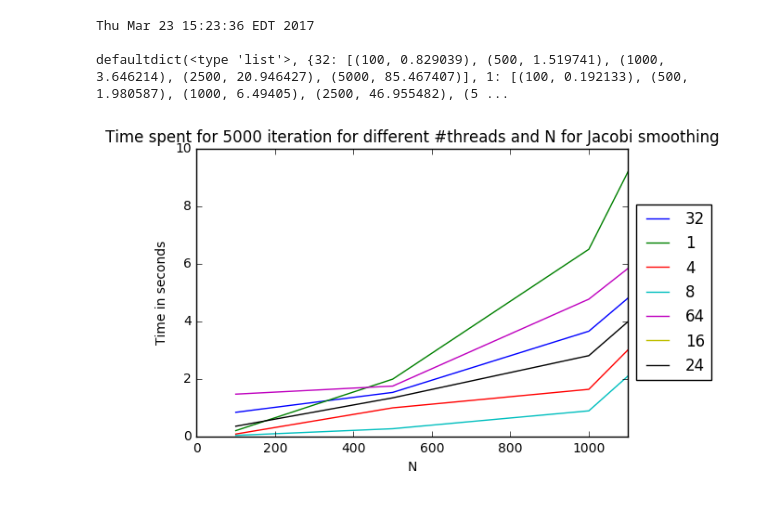
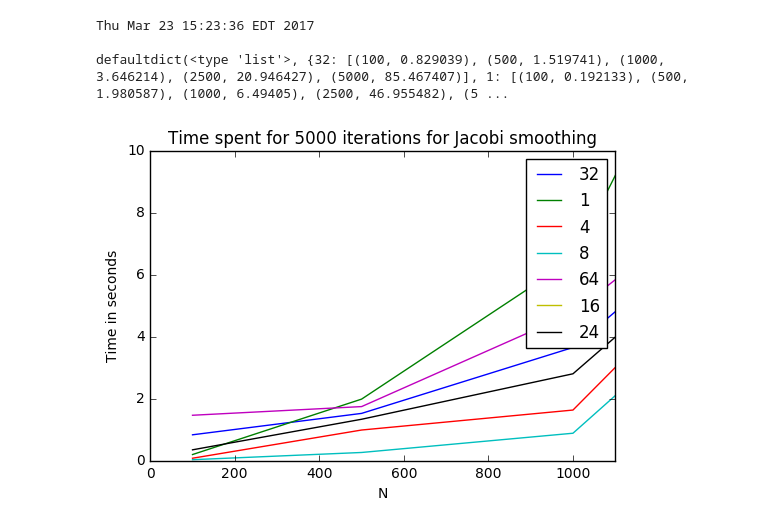
Before and after one commit to evcu/hpc2017, a Jupyter notebook: homework2/report/Report Plots.ipynb, the cells around one changed output. Saved outputs shown, nothing was run; the diff lists cells and outputs as text; code cells hidden in the pictures.

```diff
--- a/homework2/report/Report Plots.ipynb
+++ b/homework2/report/Report Plots.ipynb
@@ -17,17 +17,17 @@ defaultdict(<type 'list'>, {32: [(100, 0.829039), (500, 1.519741), (1000, 3.6462
 # %%
 import matplotlib.pyplot as plt
 
 for k,v in d.items():
     x = [vv[0] for vv in v]
     y = [vv[1] for vv in v]
     plt.plot(x, y,label=k)
-plt.legend(loc='center left', bbox_to_anchor=(1, 0.5))
+plt.legend()
 plt.ylabel("Time in seconds")
+plt.xlabel("N")
 plt.xlim([0,1100])
 plt.ylim([0,10])
-plt.xlabel("N")
-plt.title("Time spent for 5000 iteration for different #threads and N for Jacobi smoothing")
+plt.title("Time spent for 5000 iterations for Jacobi smoothing")
 plt.savefig("JacobiSmall.jpg")
 plt.show()
 # %% [output]
-[figure, old version]
+[figure, new version]
```
Also changed, not shown: 5 other files.
